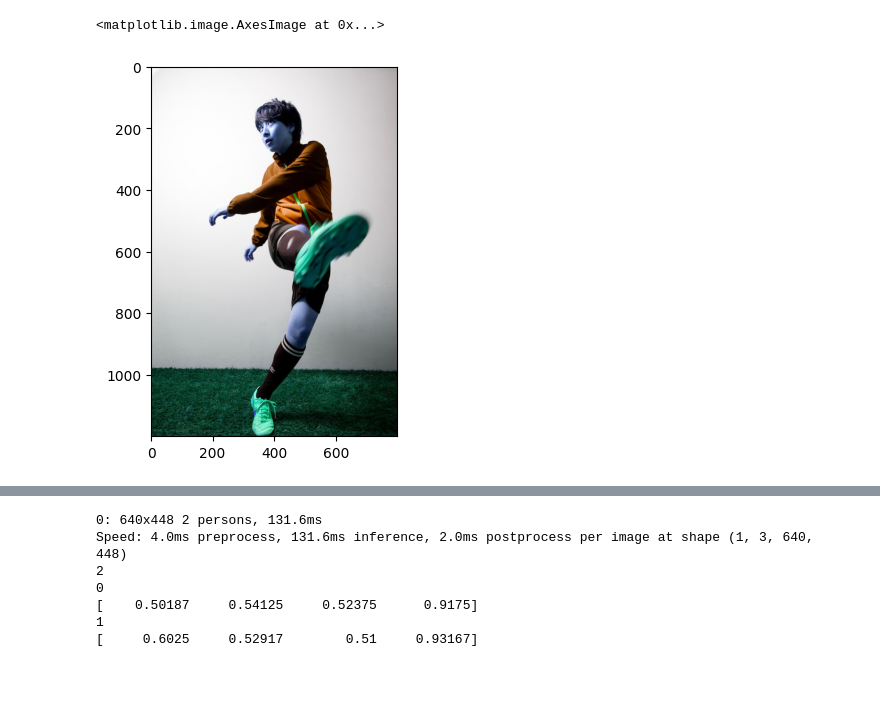
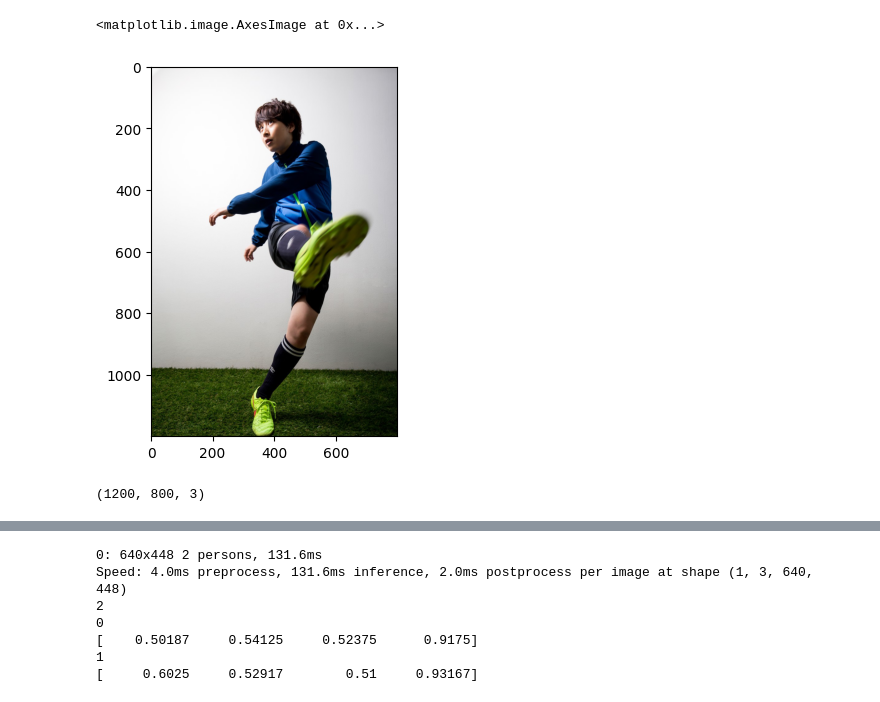
Before and after one commit to naoya1110/pose_annotation_tool, a Jupyter notebook: test_yolov8_pose.ipynb, the cells around one changed output, grey strips where cells are left out. Saved outputs shown, nothing was run; the diff lists cells and outputs as text; code cells hidden in the pictures.

```diff
--- a/test_yolov8_pose.ipynb
+++ b/test_yolov8_pose.ipynb
@@ -8,8 +11,7 @@ import cv2
 model = YOLO("models/yolov8n-pose.pt")
 # %%
 img_pic= np.array(Image.open("dataset\images\sample.jpg"))
-img_pic= cv2.imread("dataset\images\sample.jpg")
 plt.imshow(img_pic)
 # %% [output]
 <matplotlib.image.AxesImage at 0x...>
-[figure, old version]
+[figure, new version]
@@ -15,0 +42,6 @@ plt.imshow(img_pic)
+# %%
+img_keypoints = np.zeros(img_pic.shape, dtype="uint8")
+
+img_pic.shape
+# %% [output]
+(1200, 800, 3)
```
Also changed, not shown: parts of 22 cells of this notebook, 4 other files.
